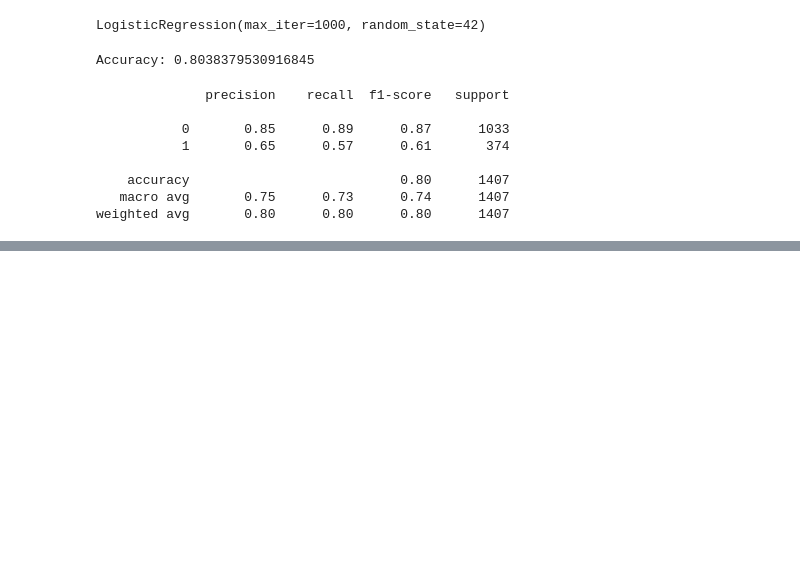
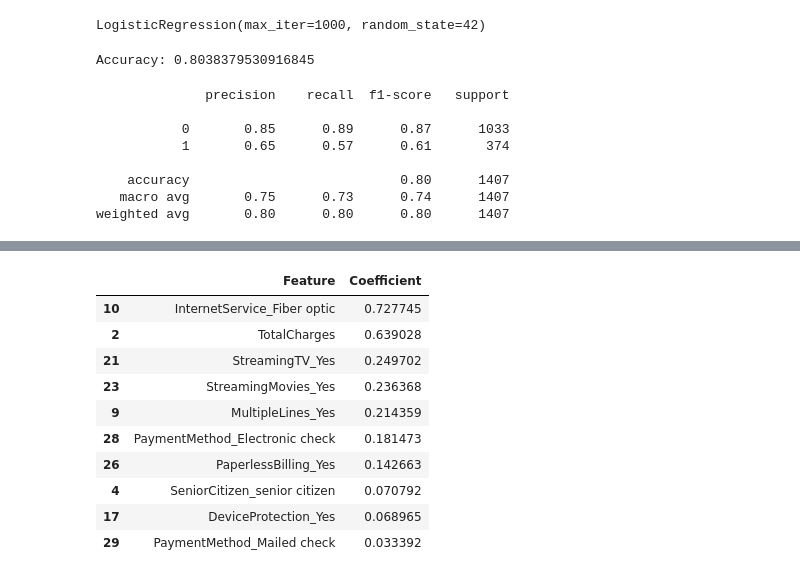
Before and after one commit to Prakash-Kumar-Badaila/churn_prediction_system, a Jupyter notebook: notebooks/churn_prediction.ipynb, the cells around one changed output, grey strips where cells are left out. Drawn from its saved outputs; the diff is of its cells as text; code cells hidden in the pictures; blank space fills up the shorter version.

```diff
--- a/notebooks/churn_prediction.ipynb
+++ b/notebooks/churn_prediction.ipynb
@@ -544,0 +575,14 @@ ConfusionMatrixDisplay(confusion_matrix=cm).plot()
+# %%
+coefficients.head(10)
+# %% [output]
+|  | Feature | Coefficient |
+| 10 | InternetService_Fiber optic | 0.727745 |
+| 2 | TotalCharges | 0.639028 |
+| 21 | StreamingTV_Yes | 0.249702 |
+| 23 | StreamingMovies_Yes | 0.236368 |
+| 9 | MultipleLines_Yes | 0.214359 |
+| 28 | PaymentMethod_Electronic check | 0.181473 |
+| 26 | PaperlessBilling_Yes | 0.142663 |
+| 4 | SeniorCitizen_senior citizen | 0.070792 |
+| 17 | DeviceProtection_Yes | 0.068965 |
+| 29 | PaymentMethod_Mailed check | 0.033392 |
```
Also changed, not shown: parts of 22 cells of this notebook, 4 other files.
